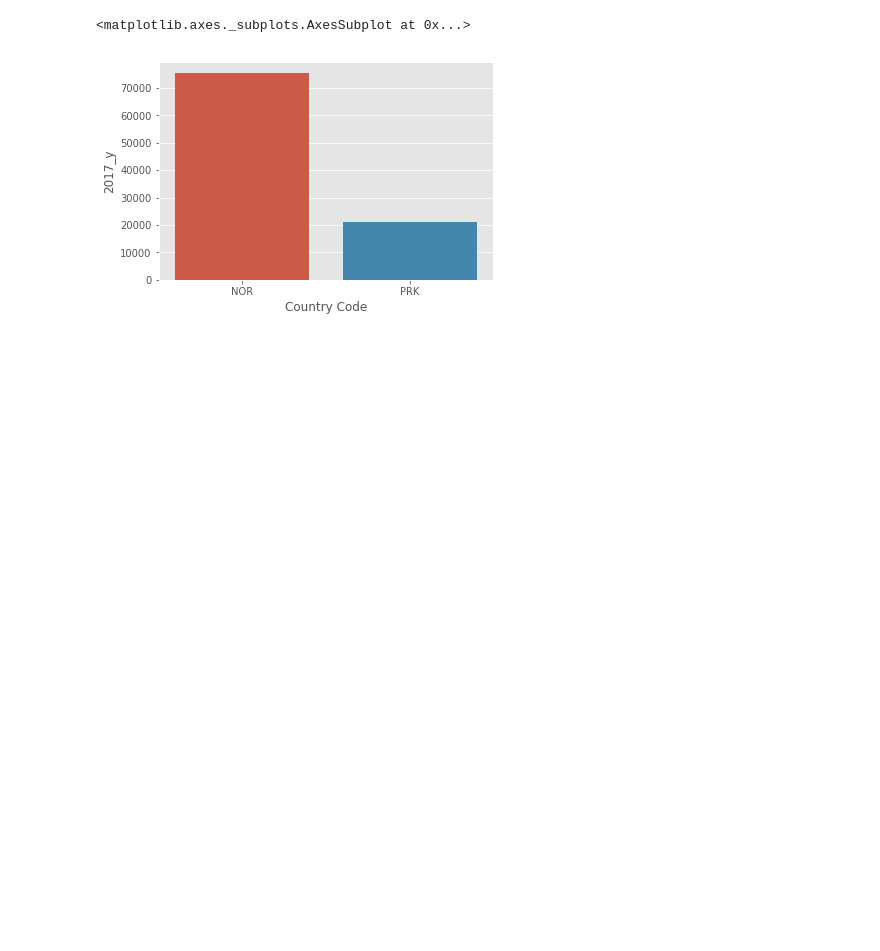
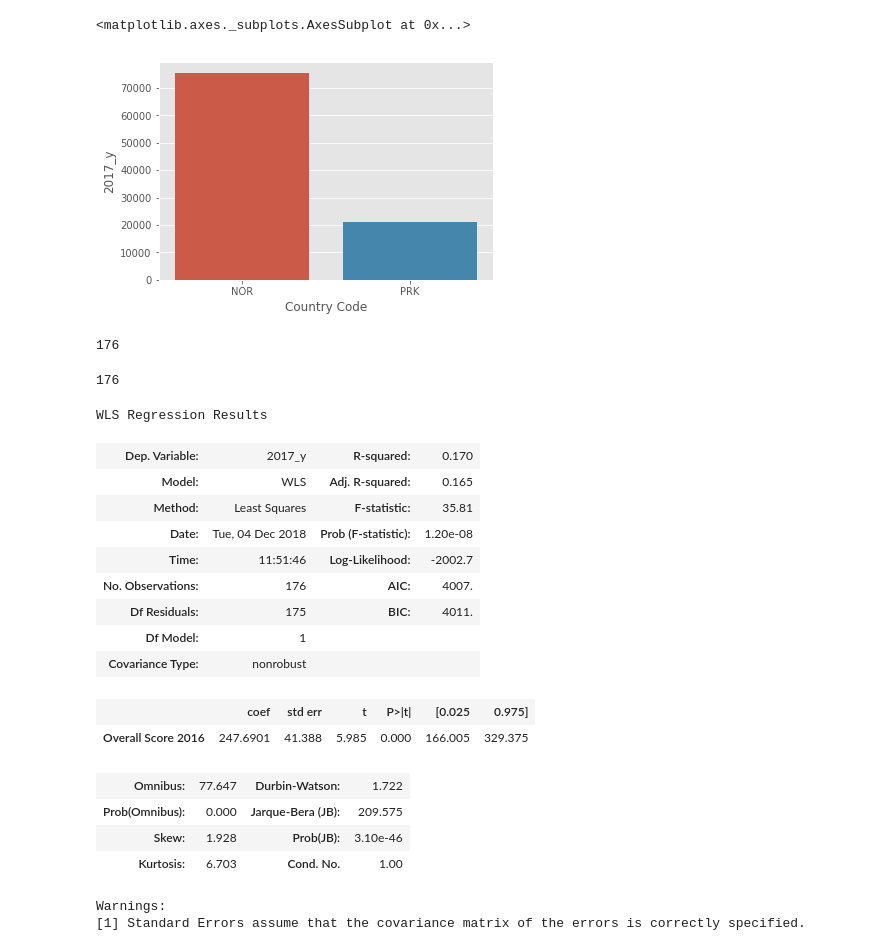
Before and after one commit to aliar97/degrees-of-freedom, a Jupyter notebook: Freedom.ipynb, the cells around one changed output. Saved outputs shown, nothing was run; the diff lists cells and outputs as text; code cells hidden in the pictures; blank space fills up the shorter version.

```diff
--- a/Freedom.ipynb
+++ b/Freedom.ipynb
@@ -105,3 +124,34 @@ sns.barplot(x="Country Code", y="2017_y", data=data)
 # %% [output]
 <matplotlib.axes._subplots.AxesSubplot at 0x...>
 [figure]
+# %%
+len(real_final['Overall Score 2016'].tolist())
+# %% [output]
+176
+# %%
+len(real_final['2017_y'].tolist())
+# %% [output]
+176
+# %%
+md = sm.WLS(real_final['2017_y'], real_final['Overall Score 2016'])
+mdf = md.fit()
+mdf.summary()
+# %% [output]
+WLS Regression Results
+| Dep. Variable: | 2017_y | R-squared: | 0.170 |
+| Model: | WLS | Adj. R-squared: | 0.165 |
+| Method: | Least Squares | F-statistic: | 35.81 |
+| Date: | Tue, 04 Dec 2018 | Prob (F-statistic): | 1.20e-08 |
+| Time: | 11:51:46 | Log-Likelihood: | -2002.7 |
+| No. Observations: | 176 | AIC: | 4007. |
+| Df Residuals: | 175 | BIC: | 4011. |
+| Df Model: | 1 |  |  |
+| Covariance Type: | nonrobust |  |  |
+|  | coef | std err | t | P>|t| | [0.025 | 0.975] |
+| Overall Score 2016 | 247.6901 | 41.388 | 5.985 | 0.000 | 166.005 | 329.375 |
+| Omnibus: | 77.647 | Durbin-Watson: | 1.722 |
+| Prob(Omnibus): | 0.000 | Jarque-Bera (JB): | 209.575 |
+| Skew: | 1.928 | Prob(JB): | 3.10e-46 |
+| Kurtosis: | 6.703 | Cond. No. | 1.00 |
+Warnings:
+[1] Standard Errors assume that the covariance matrix of the errors is correctly specified.
```
Also changed, not shown: parts of 7 cells of this notebook.
